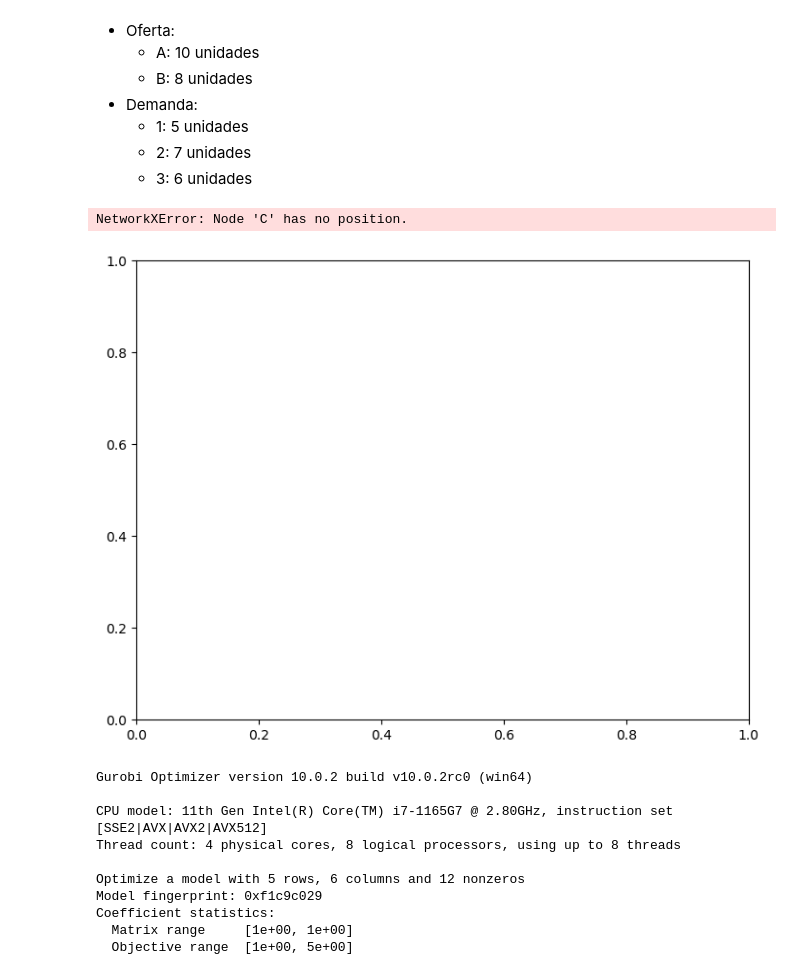
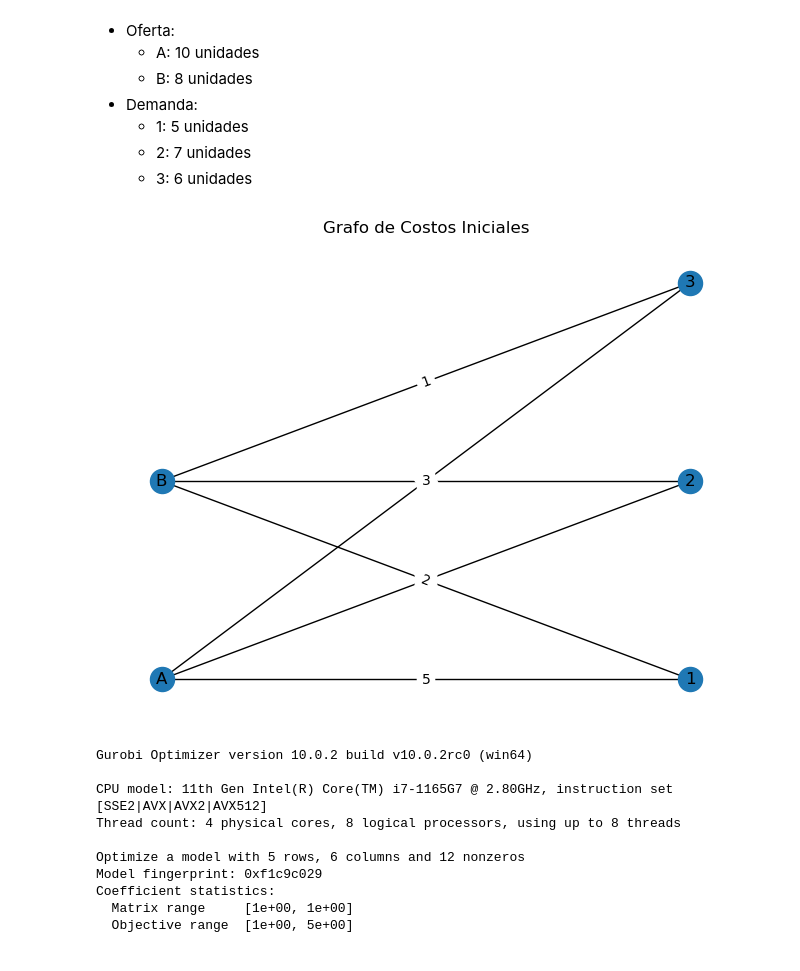
Before and after one commit to tabarespozos/Network_Flow, a Jupyter notebook: Class_3_Network_as_LP/1-Introduction.ipynb, the cells around one changed output. Drawn from its saved outputs; the diff is of its cells as text; code cells hidden in the pictures.

```diff
--- a/Class_3_Network_as_LP/1-Introduction.ipynb
+++ b/Class_3_Network_as_LP/1-Introduction.ipynb
@@ -743,34 +743,40 @@ Datos:
 # %%
 import networkx as nx
 import gurobipy as gp
 from gurobipy import GRB
 
 # Datos
 origenes = ['A', 'B']
 destinos = ['1', '2', '3']
 oferta = {'A': 10, 'B': 8}
 demanda = {'1': 5, '2': 7, '3': 6}
 costos = {
     ('A', '1'): 5,
     ('A', '2'): 4,
     ('A', '3'): 3,
     ('B', '1'): 2,
     ('B', '2'): 3,
     ('B', '3'): 1
 }
 
+# Construcción del grafo bipartito
+G = nx.Graph()
+G.add_nodes_from(origenes, bipartite=0)
+G.add_nodes_from(destinos, bipartite=1)
+for (o, d), c in costos.items():
+    G.add_edge(o, d, weight=c)
+
 # Dibujo del grafo bipartito
 pos = {}
 pos.update((o, (1, i)) for i, o in enumerate(origenes))
 pos.update((d, (2, i)) for i, d in enumerate(destinos))
 nx.draw(G, pos, with_labels=True)
 labels = nx.get_edge_attributes(G, 'weight')
 nx.draw_networkx_edge_labels(G, pos, edge_labels=labels)
 plt.title("Grafo de Costos Iniciales")
 plt.show()
 # %% [output]
-NetworkXError: Node 'C' has no position.
-[figure, old version]
+[figure, new version]
 # %%
 
 # Modelo de optimización
```
Also changed, not shown: parts of 7 cells of this notebook, 1 other file.
